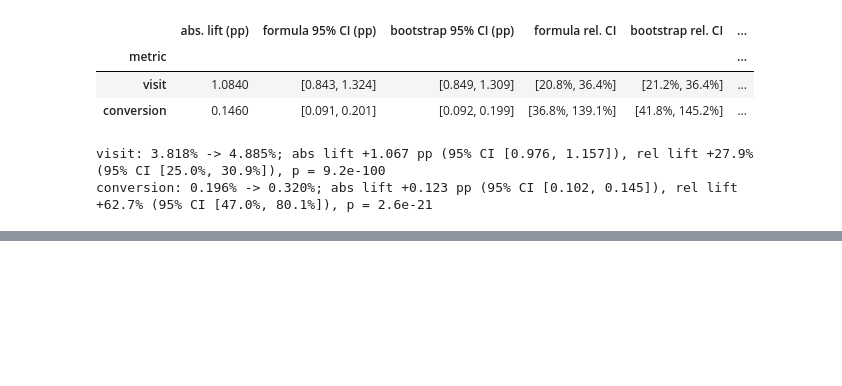
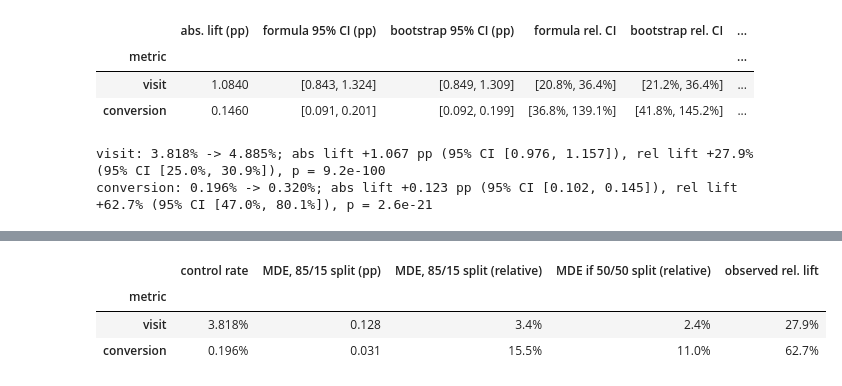
Before and after one commit to mehwishahmed/criteo-ad-incrementality, a Jupyter notebook: notebooks/analysis.ipynb, the cells around one changed output, grey strips where cells are left out. Drawn from its saved outputs; the diff is of its cells as text; code cells hidden in the pictures; blank space fills up the shorter version.

```diff
--- a/notebooks/analysis.ipynb
+++ b/notebooks/analysis.ipynb
@@ -226,0 +237,23 @@ conversion: 0.196% -> 0.320%; abs lift +0.123 pp (95% CI [0.102, 0.145]), rel li
+# %%
+n_t, n_c = int(df["treatment"].sum()), int((df["treatment"] == 0).sum())
+n_total = n_t + n_c
+
+mde_rows = []
+for m in OUTCOMES:
+    p_c = itt.loc[m, "control_rate"]
+    actual = effects.mde_two_proportions(p_c, n_t, n_c)
+    balanced = effects.mde_two_proportions(p_c, n_total // 2, n_total - n_total // 2)
+    mde_rows.append({
+        "metric": m,
+        "control rate": f"{p_c:.3%}",
+        "MDE, 85/15 split (pp)": f"{actual['mde_abs']*100:.3f}",
+        "MDE, 85/15 split (relative)": f"{actual['mde_rel']:.1%}",
+        "MDE if 50/50 split (relative)": f"{balanced['mde_rel']:.1%}",
+        "observed rel. lift": f"{itt.loc[m, 'rel_lift']:.1%}",
+    })
+pd.DataFrame(mde_rows).set_index("metric")
+# %% [output]
+|  | control rate | MDE, 85/15 split (pp) | MDE, 85/15 split (relative) | MDE if 50/50 split (relative) | observed rel. lift |
+| metric |  |  |  |  |  |
+| visit | 3.818% | 0.128 | 3.4% | 2.4% | 27.9% |
+| conversion | 0.196% | 0.031 | 15.5% | 11.0% | 62.7% |
```
Also changed, not shown: parts of 4 cells of this notebook, 1 other file.
